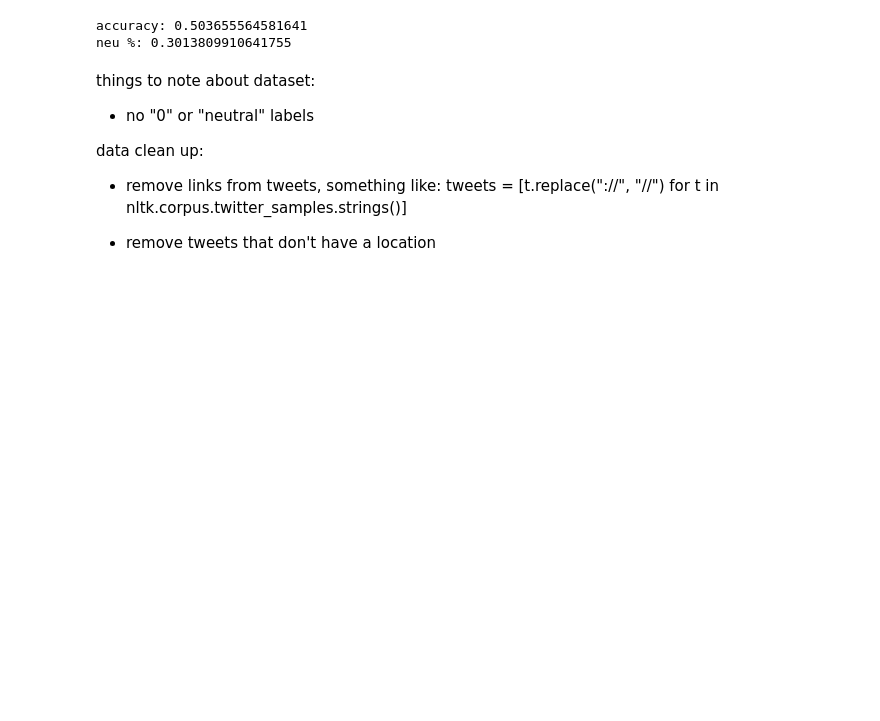
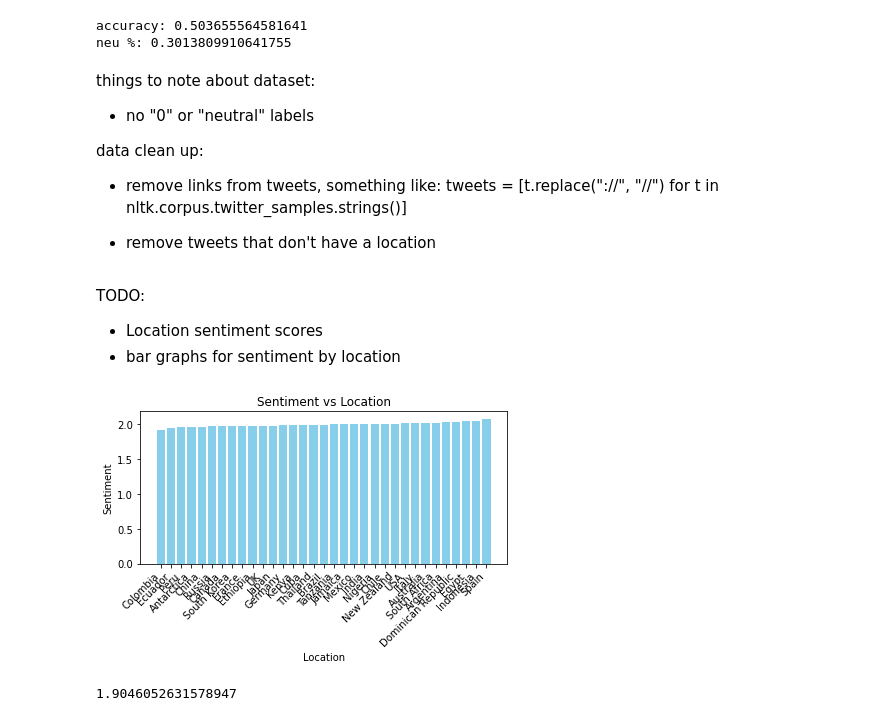
Before and after one commit to juhlisang/NLP_Project2, a Jupyter notebook: initial-code.ipynb, the cells around one changed output. Drawn from its saved outputs; the diff is of its cells as text; code cells hidden in the pictures; blank space fills up the shorter version.

Commit message:
plotting function and average sentiment by location

```diff
--- a/initial-code.ipynb
+++ b/initial-code.ipynb
@@ -239,3 +256,52 @@ data clean up:
 tweets = [t.replace("://", "//") for t in nltk.corpus.twitter_samples.strings()]
 
 - remove tweets that don't have a location
+# %% [markdown]
+TODO:
+* Location sentiment scores
+* bar graphs for sentiment by location
+# %%
+def plot_bar_graph(locations_with_sentiments):
+    """
+    input: locations with sentiments is a dictionary with the keys being the locations and the values is the sentiment
+    """
+    locations_list = list(locations_with_sentiments.keys())
+    sentiment_list = list(locations_with_sentiments.values())
+
+    # Plotting
+    plt.bar(locations_list, sentiment_list, color='skyblue')
+    plt.xlabel('Location')
+    plt.ylabel('Sentiment')
+    plt.title('Sentiment vs Location')
+    plt.xticks(rotation=45, ha='right')  # Rotate x-axis labels for better readability
+    plt.tight_layout()  # Adjust layout to prevent clipping of labels
+    plt.show()
+
+
+# sorted_location_scores
+
+plot_bar_graph(sorted_location_scores)
+# %% [output]
+[figure, added]
+# %%
+# only done for naive bayes so far
+def averageSentimentByLocation(location):
+    dataset = getLocationTweetsWithSentiment(result[0], location)
+    train = dataset[:int(0.8*len(dataset))] # change this so that its actually a train test split
+    test = dataset[int(0.8*len(dataset)):]
+    # naive bayes
+    naive_bayes = NaiveBayesClassifier(train)
+    total_sentiment = 0
+    for text, _ in test:
+        pred = naive_bayes.classify(text)
+        if pred == "pos":
+            total_sentiment += 4
+        if pred == "neu":
+            total_sentiment += 2
+        # negative is still just value 0
+    average_sentiment = total_sentiment/len(test)
+    return average_sentiment
+
+averageSentimentByLocation('China')
+# %% [output]
+1.9046052631578947
```
Also changed, not shown: parts of 2 cells of this notebook.
